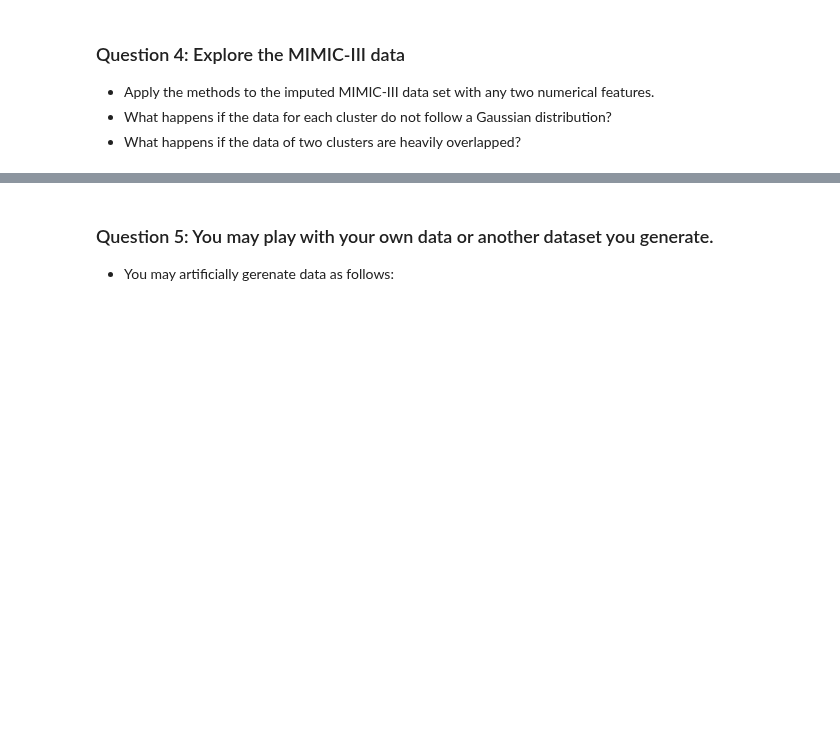
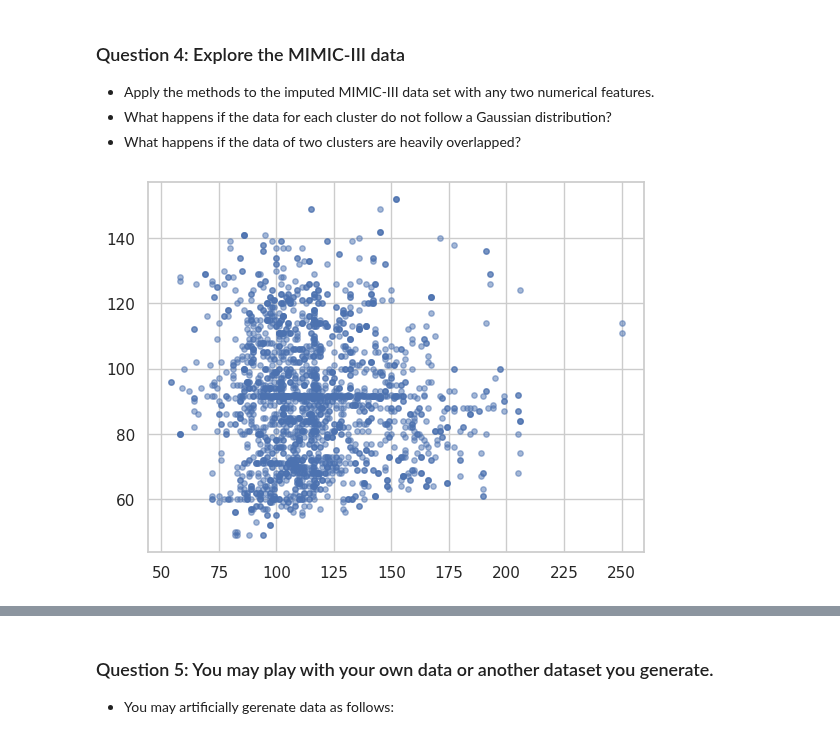
Before and after one commit to michaelwnau/ai-academy-machine-learning-2023, a Jupyter notebook: EMGMM_demo.ipynb, the cells around one changed output, grey strips where cells are left out. Cells and saved outputs as stored; diff of their text form; code cells hidden in the pictures; blank space fills up the shorter version.

```diff
--- a/EMGMM_demo.ipynb
+++ b/EMGMM_demo.ipynb
@@ -90,20 +102,22 @@ plot_gmm(gmm, data)
 * What happens if the data of two clusters are heavily overlapped?
 # %%
 import pandas as pd
-shock = pd.read_csv("../s2_Code_Clustering/mimic_shock.csv", header=0)
-nonshock = pd.read_csv("../s2_Code_Clustering/mimic_nonshock.csv", header=0)
+shock = pd.read_csv("/content/drive/MyDrive/week-4/3_W4S1_Code_EMGMM/3_W4S1_Code_EMGMM/mimic/mimic_shock.csv", header=0)
+nonshock = pd.read_csv("/content/drive/MyDrive/week-4/3_W4S1_Code_EMGMM/3_W4S1_Code_EMGMM/mimic/mimic_nonshock.csv", header=0)
 feat = ['SystolicBP','HeartRate']
 
 shockVids = shock.VisitIdentifier.unique().tolist()[:100]
 nonshockVids = nonshock.VisitIdentifier.unique().tolist()[:100]
 
 shockSelected = shock.loc[shock.VisitIdentifier.isin(shockVids), feat]
 nonshockSelected = nonshock.loc[nonshock.VisitIdentifier.isin(nonshockVids),feat]
 
 shock_data = shockSelected.values
 nonshock_data = nonshockSelected.values
 mimic_data = np.concatenate([shock_data, nonshock_data])
 
 plot_scatter(mimic_data)
+# %% [output]
+[figure, added]
 # %%
 plot_scatter(shock_data)
```
Also changed, not shown: parts of 9 cells of this notebook.
